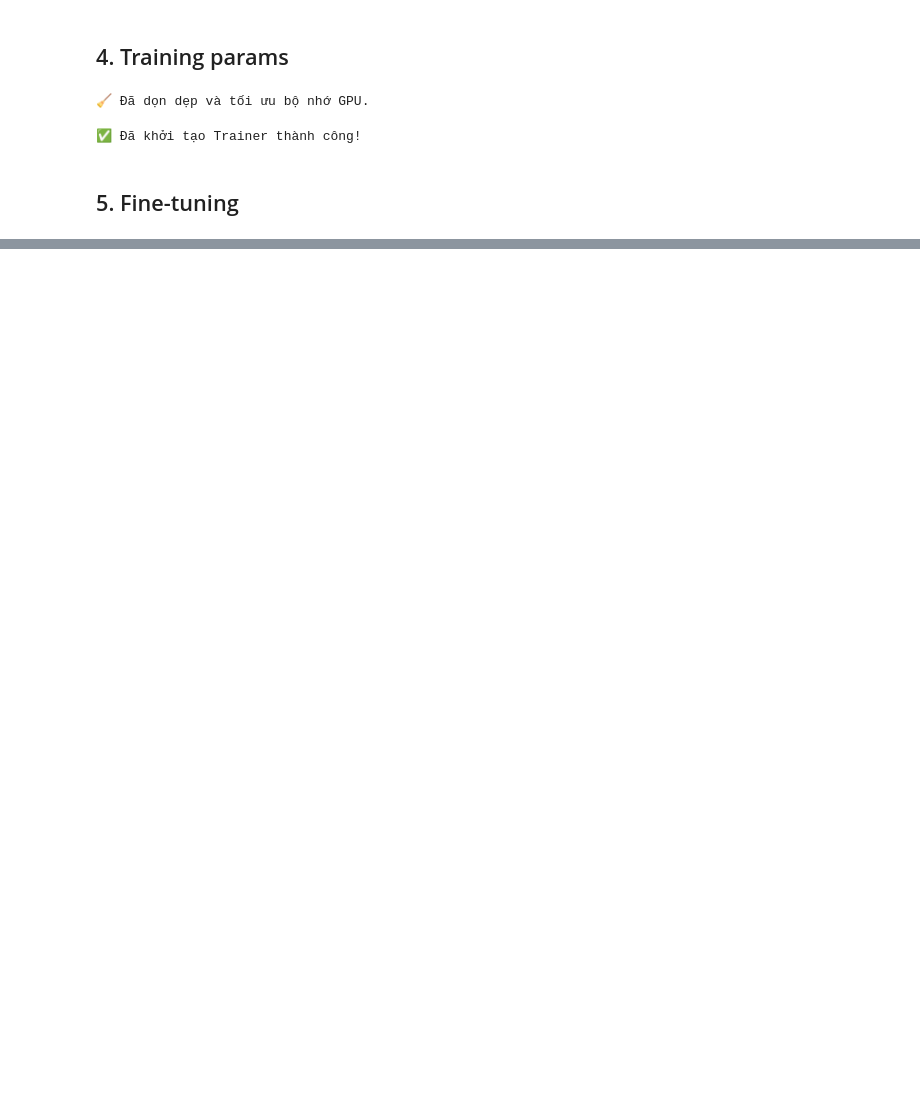
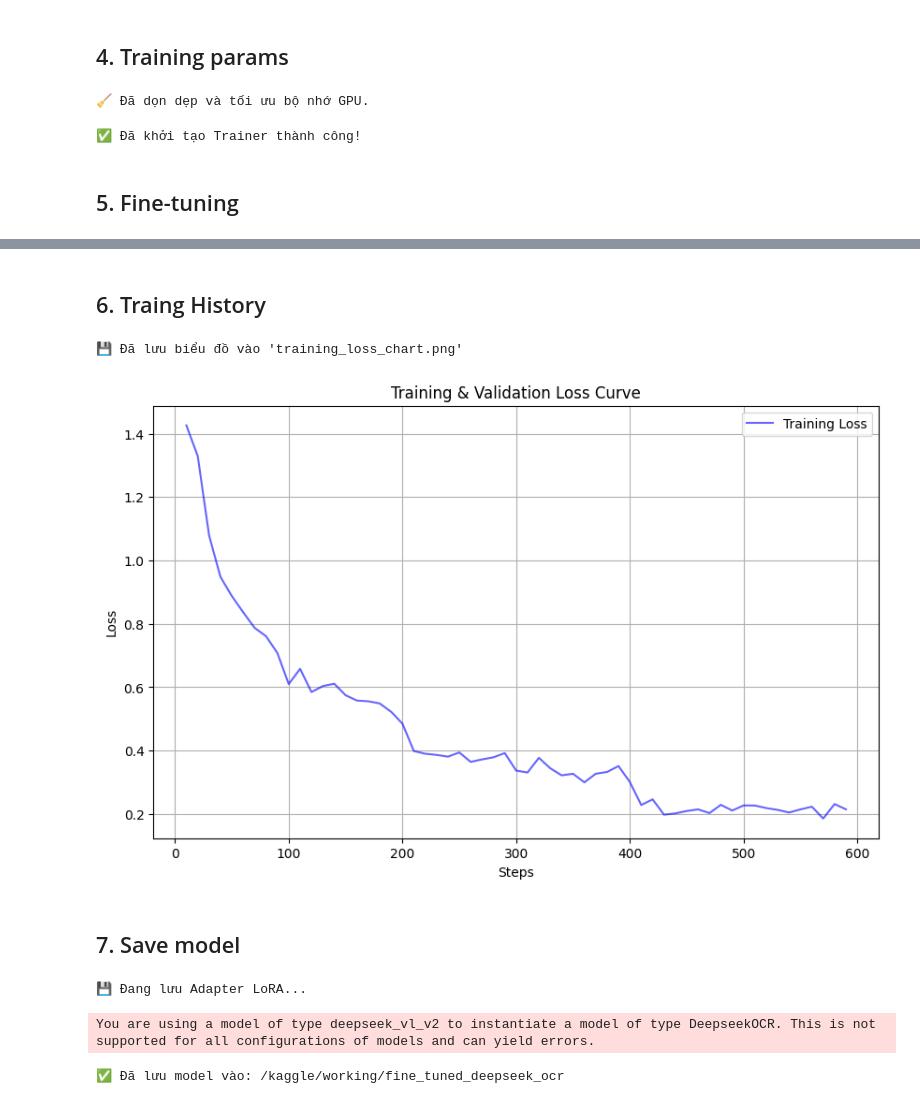
Before and after one commit to khoaoe/hcmus-csc15006-project2-finetuning-deepseek-ocr, a Jupyter notebook: notebook/UIT_HWDB_line/01_deepseek-ocr-finetuning.ipynb, the cells around one changed output, grey strips where cells are left out. Cells and saved outputs as stored; diff of their text form; code cells hidden in the pictures; blank space fills up the shorter version.

Commit message:
update: finetune and eval on UIT_HWDB-line

```diff
--- a/notebooks/01_deepseek-ocr-finetuning.ipynb
+++ b/notebook/UIT_HWDB_line/01_deepseek-ocr-finetuning.ipynb
@@ -454,3 +514,64 @@ PATCHES:  torch.Size([3, 100, 1280])
 BASE:  t
 You are using a model of type deepseek_vl_v2 to instantiate a model of type DeepseekOCR. This is not supported for all configurations of models and can yield errors.
 🎉 Fine-tuning hoàn tất!
+# %% [markdown]
+## 6. Traing History
+# %%
+import matplotlib.pyplot as plt
+import pandas as pd
+
+def plot_training_history(trainer_stats):
+    # Lấy lịch sử log
+    history = trainer.state.log_history
+
+    # Tách dữ liệu Train Loss và Eval Loss
+    train_steps = []
+    train_loss = []
+    eval_steps = []
+    eval_loss = []
+
+    for log in history:
+        if 'loss' in log:
+            train_steps.append(log['step'])
+            train_loss.append(log['loss'])
+        if 'eval_loss' in log:
+            eval_steps.append(log['step'])
+            eval_loss.append(log['eval_loss'])
+
+    # Vẽ biểu đồ
+    plt.figure(figsize=(10, 6))
+    plt.plot(train_steps, train_loss, label='Training Loss', color='blue', alpha=0.6)
+    if eval_loss:
+        plt.plot(eval_steps, eval_loss, label='Validation Loss', color='red', linewidth=2)
+
+    plt.title('Training & Validation Loss Curve')
+    plt.xlabel('Steps')
+    plt.ylabel('Loss')
+    plt.legend()
+    plt.grid(True)
+
+    # Lưu ảnh để đưa vào báo cáo
+    plt.savefig("training_loss_chart.png")
+    print("💾 Đã lưu biểu đồ vào 'training_loss_chart.png'")
+    plt.show()
+
+# Gọi hàm
+plot_training_history(trainer_stats)
+# %% [output]
+💾 Đã lưu biểu đồ vào 'training_loss_chart.png'
+[figure, added]
+# %% [markdown]
+## 7. Save model
+# %%
+out_dir = "/kaggle/working/fine_tuned_deepseek_ocr"
+
+print("💾 Đang lưu Adapter LoRA...")
+
+model.save_pretrained(out_dir)
+tokenizer.save_pretrained(out_dir)
+
+print(f"✅ Đã lưu model vào: {out_dir}")
+# %% [output]
+💾 Đang lưu Adapter LoRA...
+You are using a model of type deepseek_vl_v2 to instantiate a model of type DeepseekOCR. This is not supported for all configurations of models and can yield errors.
+✅ Đã lưu model vào: /kaggle/working/fine_tuned_deepseek_ocr
```
Also changed, not shown: parts of 11 cells of this notebook, 8 other files.
